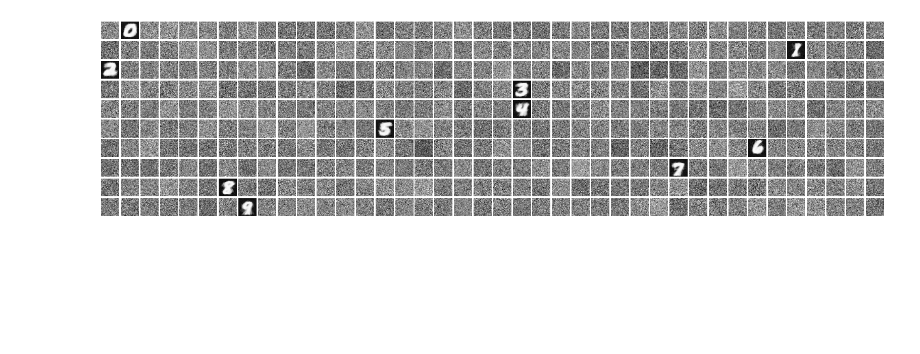
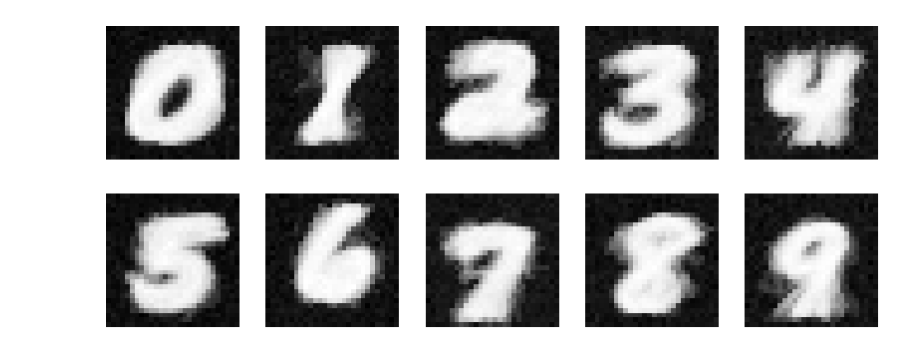
Before and after one commit to a-holla/SNN-WM, a Jupyter notebook: snnmnist-supervised.ipynb, the cells around one changed output. Cells and saved outputs as stored; diff of their text form; code cells hidden in the pictures; blank space fills up the shorter version.

```diff
--- a/snnmnist-supervised.ipynb
+++ b/snnmnist-supervised.ipynb
@@ -83,6 +78,7 @@ y_test = y_test[selected_test_indices]
 X_train = X_train/255.0
 X_test = X_test/255.0
 
+
 permutation_train = np.random.permutation(X_train.shape[0])
 X_train = X_train[permutation_train]
 y_train = y_train[permutation_train]
@@ -91,7 +87,10 @@ permutation_test = np.random.permutation(X_test.shape[0])
 X_test = X_test[permutation_test]
 y_test = y_test[permutation_test]
 
+
 epoch = 1
+n_input = 28*28 # input layer
+n_output = 10 #output layer
 
 print(X_train.shape)
 print(y_train.shape)
@@ -120,11 +117,13 @@ t_exposure = 110*us
 data_training = encode_data(X_train)
 data_eval_train = encode_data(X_train)
 data_eval_test = encode_data(X_test)
+data_stim_in = np.zeros((n_output, n_input)) #Fix if using more than 1 neuron per digit
 stimulus_list = []
 for ep in range(epoch):
     stimulus_list.append(data_training)
     stimulus_list.append(data_eval_train)
     stimulus_list.append(data_eval_test)
+stimulus_list.append(data_stim_in)
 
 stimulus = TimedArray(np.vstack(stimulus_list), dt = t_exposure)
 # %%
@@ -412,23 +484,17 @@ Test Accuracy after epoch 1: 75.0%
-# %%
-weights = np.array(model['S1'].w)/w_stdp_max
-
-
-weights = weights.reshape(784, 400)
-
-# Set up the figure with a 40x10 grid
-fig, axes = plt.subplots(10, 40, figsize=(20, 5))
-
-# Flatten the 2D array of axes to simplify indexing
-axes = axes.flatten()
-
-# Plot each index as a 28x28 image
-for i in range(400):
-    index = i
-    image_data = weights[:, index].reshape(28, 28)  # Assuming each row represents a 28x28 image
-    axes[i].imshow(image_data, cmap='gray')
-    axes[i].axis('off')
-
-plt.subplots_adjust(wspace=0.1, hspace=0.1)
-plt.show()
-# %% [output]
-[figure, removed]
+# %%
+weights = np.array(model['S1'].w)/w_stdp_max
+weights = weights.reshape(784, n_output)
+
+fig, axes = plt.subplots(2, 5, figsize=(10, 4))
+
+for i, ax in enumerate(axes.flat):
+    # Reshape the i-th row to 28x28
+    image = weights.T[i, :].reshape(28, 28)
+
+    # Plot the image
+    ax.imshow(image, cmap='gray')
+    ax.axis('off')  # Hide axis labels
+
+plt.show()
+# %% [output]
+[figure, added]
```
Also changed, not shown: parts of 7 cells of this notebook.
